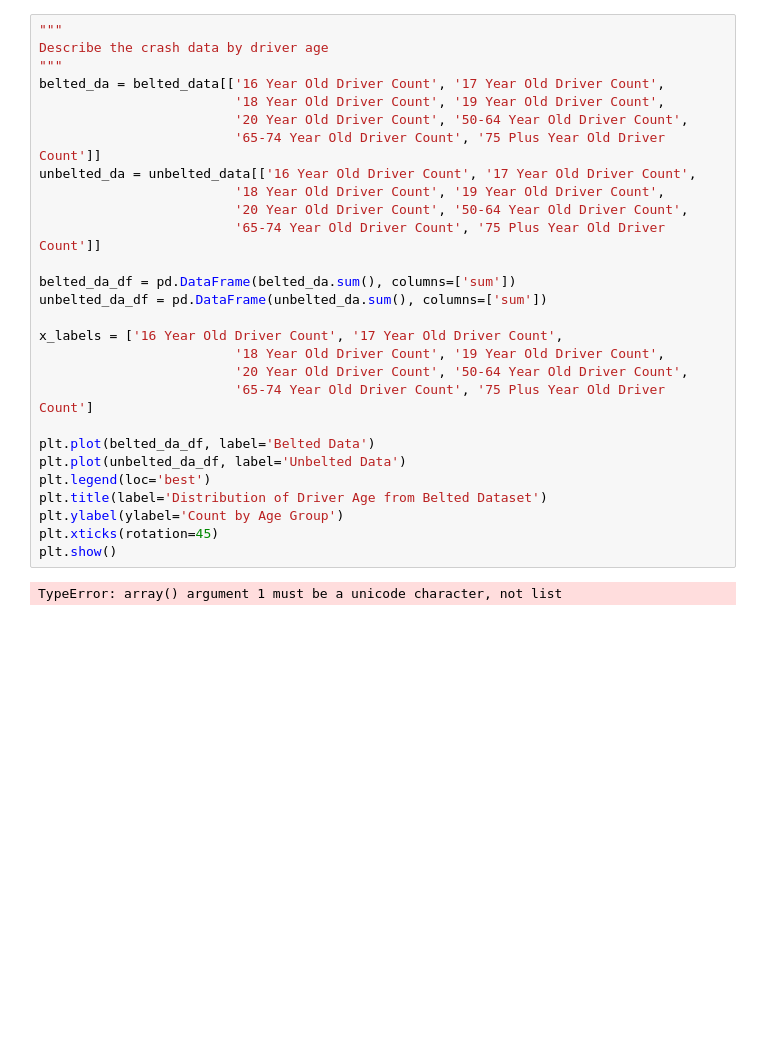
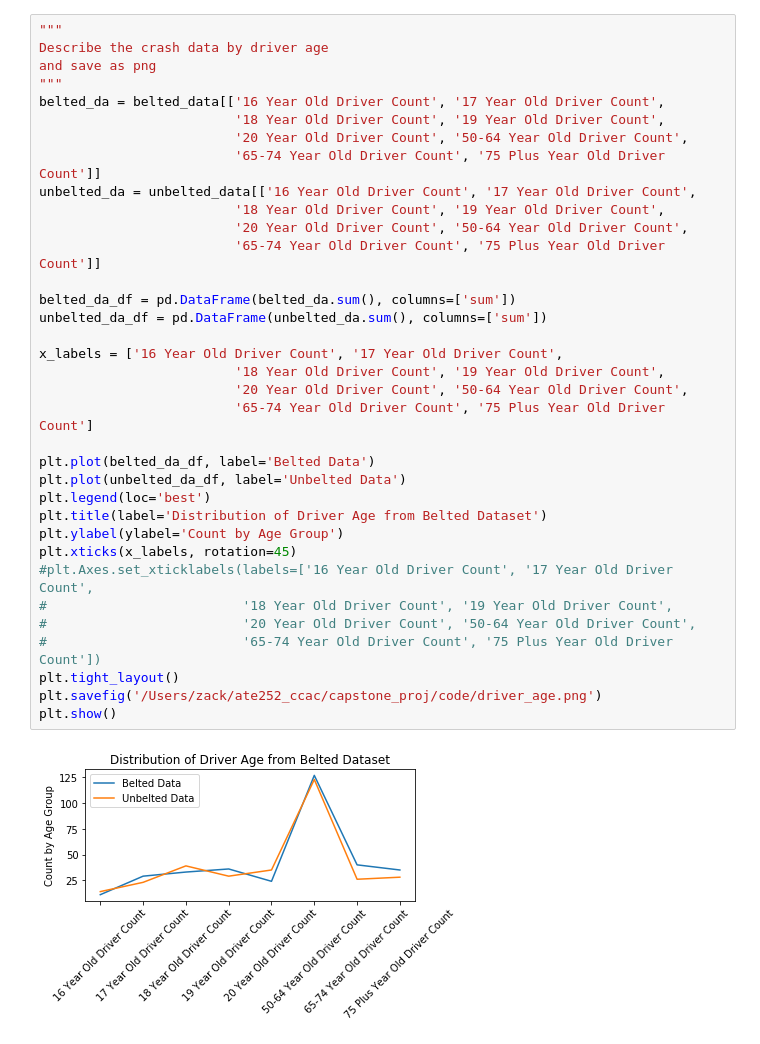
Before and after one commit to zachary-trozenski/ate252_ccac, a Jupyter notebook: capstone_proj/code/Capstone_Project_Code.ipynb, the cells around one changed output. Drawn from its saved outputs; the diff is of its cells as text; blank space fills up the shorter version.

```diff
--- a/capstone_proj/code/Capstone_Project_Code.ipynb
+++ b/capstone_proj/code/Capstone_Project_Code.ipynb
@@ -138,30 +130,37 @@ plt.show()
 # %%
 """
 Describe the crash data by driver age
+and save as png
 """
 belted_da = belted_data[['16 Year Old Driver Count', '17 Year Old Driver Count',
                          '18 Year Old Driver Count', '19 Year Old Driver Count',
                          '20 Year Old Driver Count', '50-64 Year Old Driver Count',
                          '65-74 Year Old Driver Count', '75 Plus Year Old Driver Count']]
 unbelted_da = unbelted_data[['16 Year Old Driver Count', '17 Year Old Driver Count',
                          '18 Year Old Driver Count', '19 Year Old Driver Count',
                          '20 Year Old Driver Count', '50-64 Year Old Driver Count',
                          '65-74 Year Old Driver Count', '75 Plus Year Old Driver Count']]
 
 belted_da_df = pd.DataFrame(belted_da.sum(), columns=['sum'])
 unbelted_da_df = pd.DataFrame(unbelted_da.sum(), columns=['sum'])
 
 x_labels = ['16 Year Old Driver Count', '17 Year Old Driver Count',
                          '18 Year Old Driver Count', '19 Year Old Driver Count',
                          '20 Year Old Driver Count', '50-64 Year Old Driver Count',
                          '65-74 Year Old Driver Count', '75 Plus Year Old Driver Count']
 
 plt.plot(belted_da_df, label='Belted Data')
 plt.plot(unbelted_da_df, label='Unbelted Data')
 plt.legend(loc='best')
 plt.title(label='Distribution of Driver Age from Belted Dataset')
 plt.ylabel(ylabel='Count by Age Group')
-plt.xticks(rotation=45)
+plt.xticks(x_labels, rotation=45)
+#plt.Axes.set_xticklabels(labels=['16 Year Old Driver Count', '17 Year Old Driver Count',
+#                         '18 Year Old Driver Count', '19 Year Old Driver Count',
+#                         '20 Year Old Driver Count', '50-64 Year Old Driver Count',
+#                         '65-74 Year Old Driver Count', '75 Plus Year Old Driver Count'])
+plt.tight_layout()
+plt.savefig('/Users/zack/ate252_ccac/capstone_proj/code/driver_age.png')
 plt.show()
 # %% [output]
-TypeError: array() argument 1 must be a unicode character, not list
+[figure, added]
```
Also changed, not shown: parts of 10 cells of this notebook, 12 other files.
